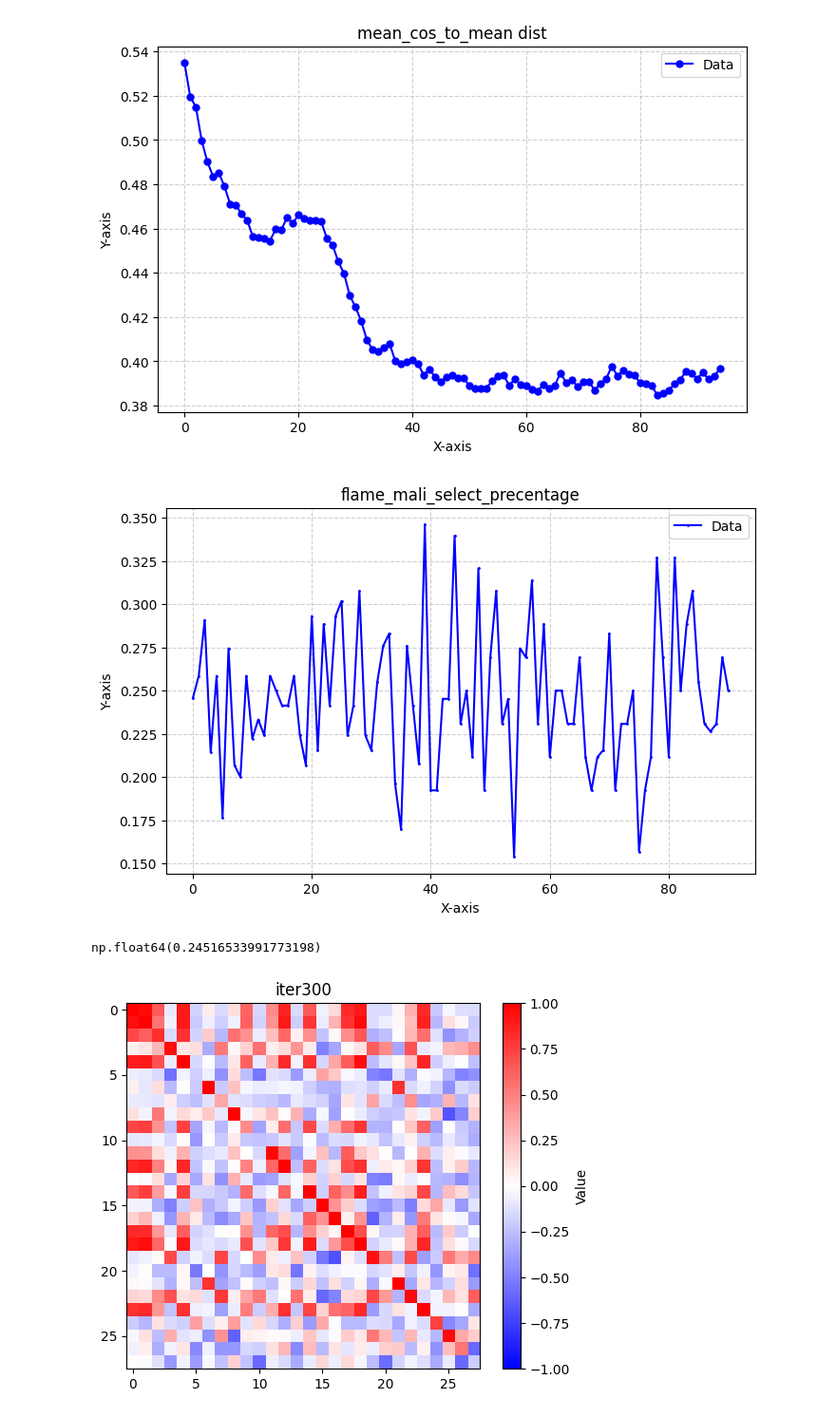
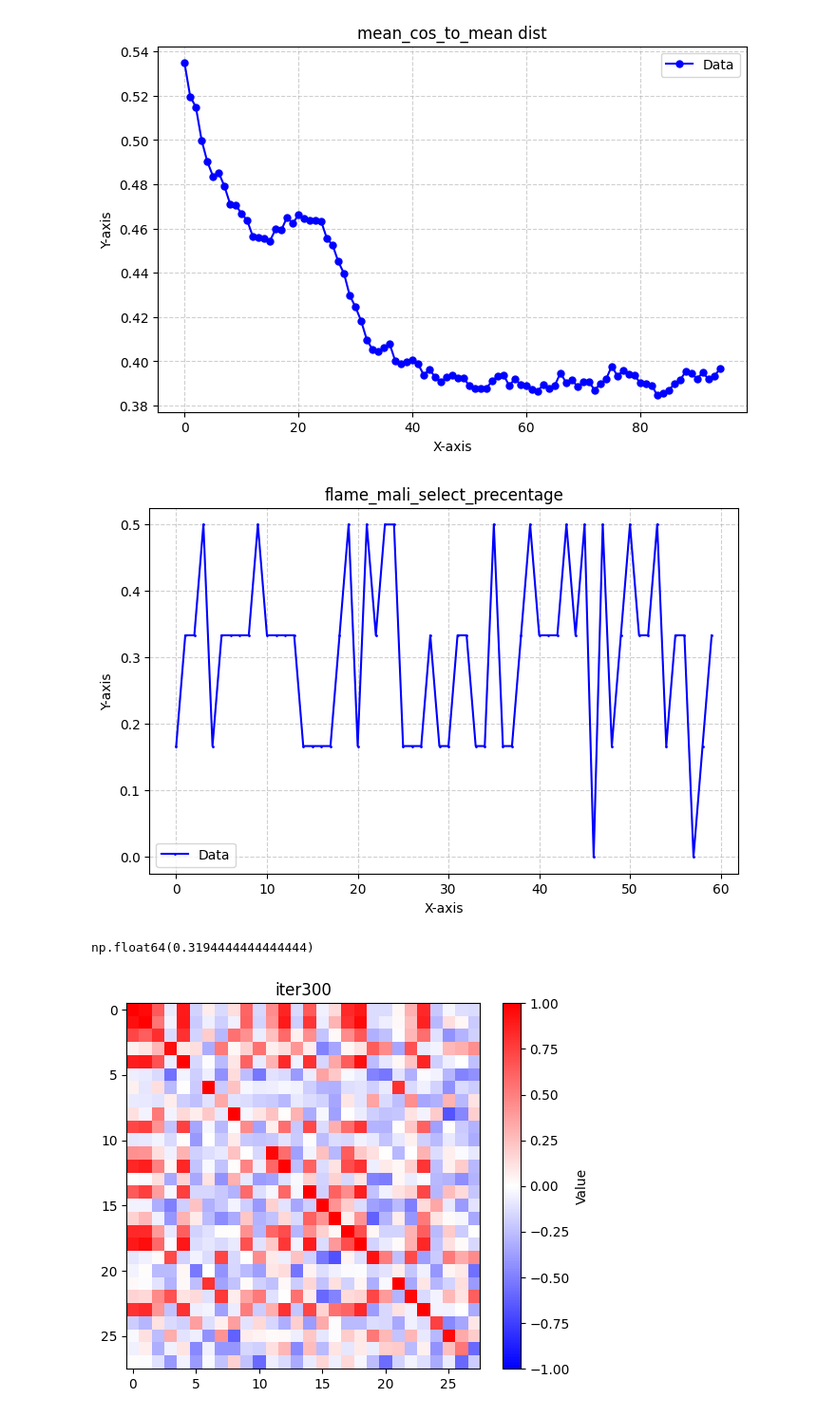
Before and after one commit to yangland/FedREDefense, a Jupyter notebook: npz_reader.ipynb, the cells around one changed output. Shown at 95% size. Drawn from its saved outputs; the diff is of its cells as text; code cells hidden in the pictures.

```diff
--- a/npz_reader.ipynb
+++ b/npz_reader.ipynb
@@ -143,3 +73,3 @@ array([0.20573699, 1.        , 1.        , 1.00000012, 1.00000012,
 # %%
-a = np.load('results/Feb.22_09.25.49/logfilesxp_6793091.npz')
-b = np.load('results/Feb.23_11.36.46/logfilesxp_8864581.npz')
+a = np.load('results/Mar.03_13.35.19/logfilesxp_3620097.npz')
+b = np.load('results/Mar.03_13.18.37/logfilesxp_4325675.npz')
@@ -182,13 +94,13 @@ plot_curve(1-b['mean_cos_to_mean'], title='mean_cos_to_mean dist')
 # %% [output]
 [figure]
 # %%
-plot_curve(a['flame_mali_select_precentage'], title='flame_mali_select_precentage')
+plot_curve(b['flame_mali_select_precentage'], title='flame_mali_select_precentage')
 # %% [output]
-[figure, old version]
+[figure, new version]
 # %%
-np.mean(a['flame_mali_select_precentage'])
+np.mean(one['flame_mali_select_precentage'])
 # %% [output]
-np.float64(0.24516533991773198)
+np.float64(0.3194444444444444)
 # %%
 iter1_max = [[ 9.9497e-01,  9.5617e-01,  6.4702e-01, -8.5249e-02,  8.9805e-01,
          -1.7359e-01,  7.6230e-02, -1.4822e-01,  1.2964e-01,  6.0380e-01,
```
Also changed, not shown: parts of 9 cells of this notebook, 10 other files.
